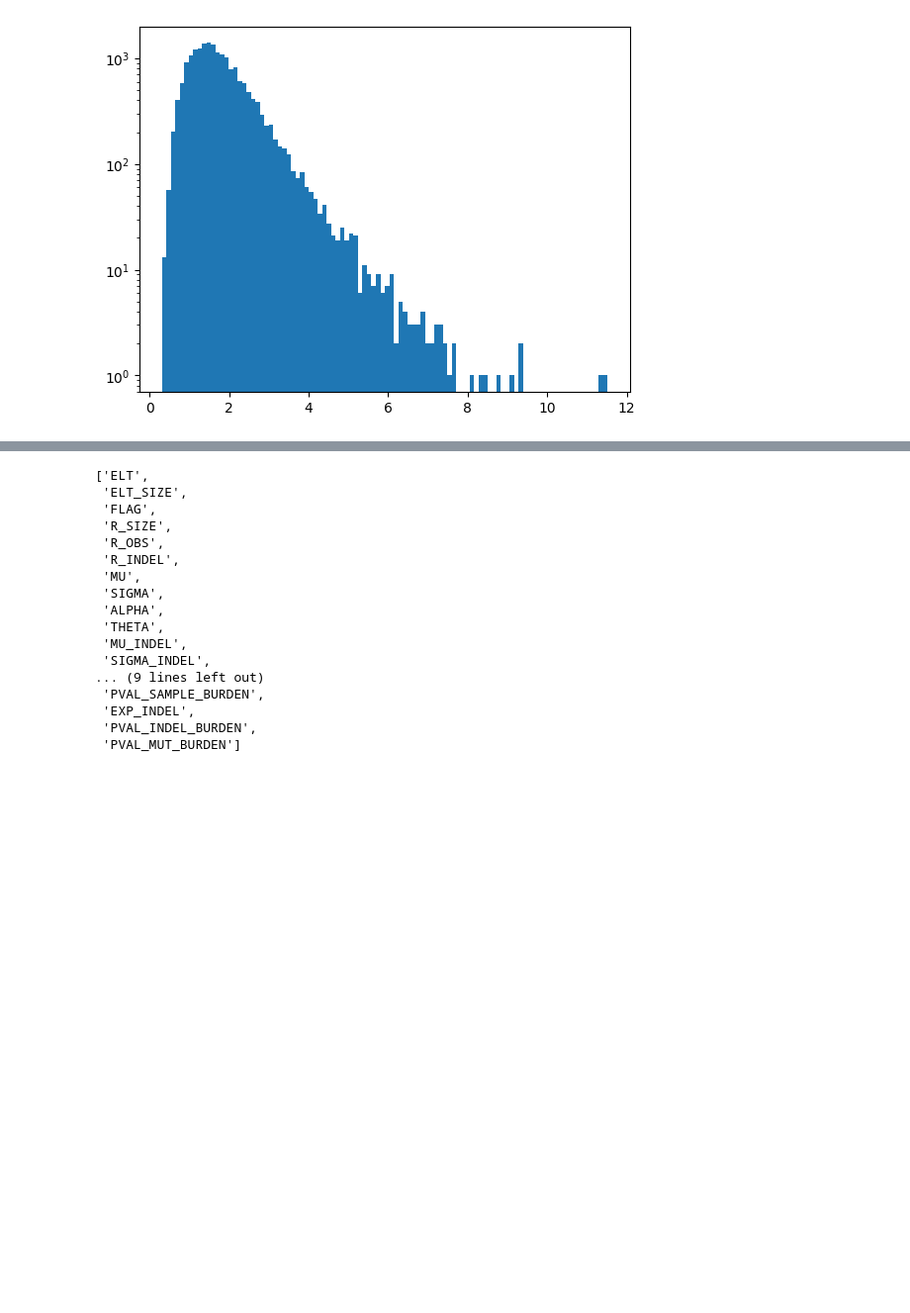
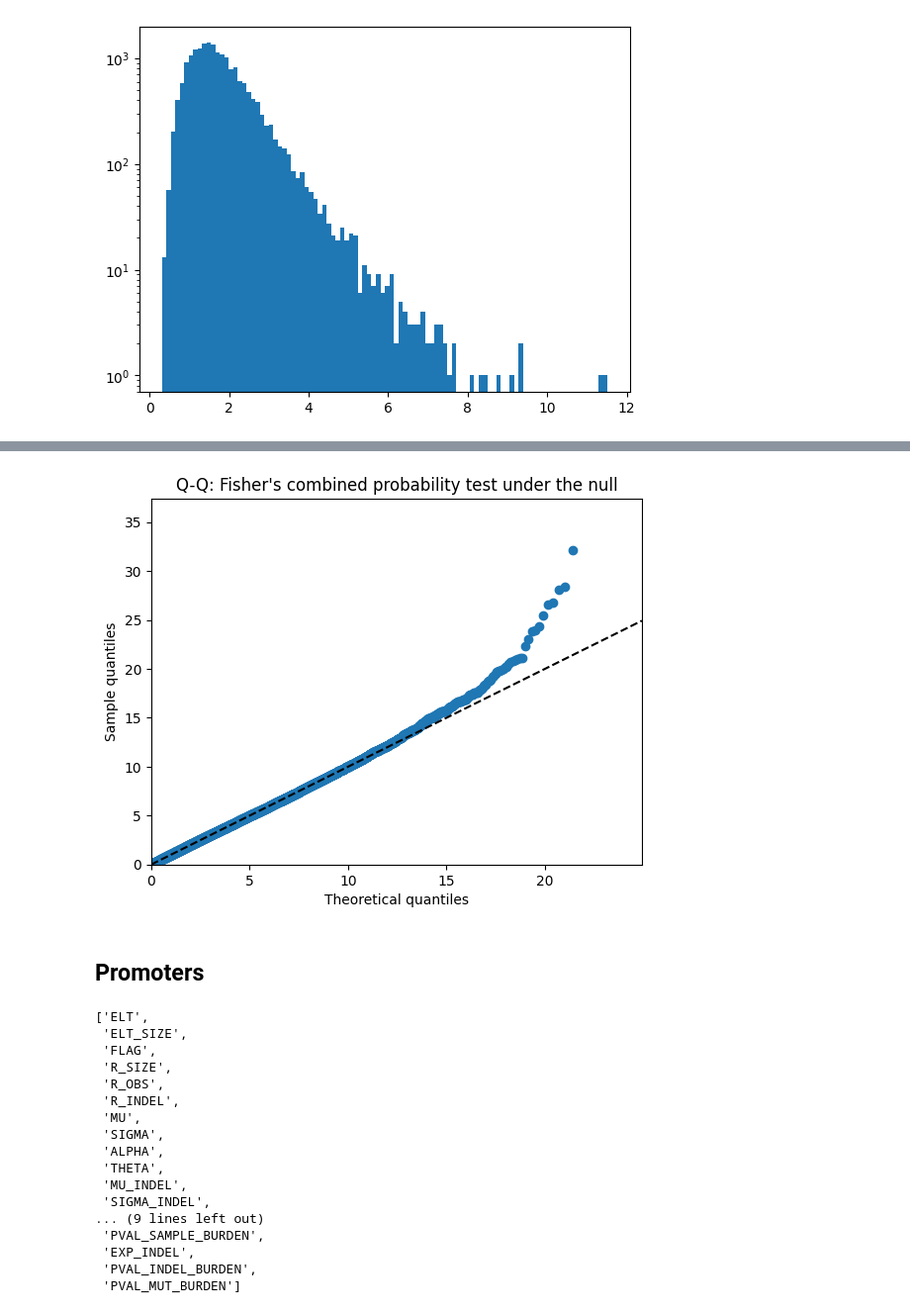
Before and after one commit to getzlab/dig_test_burden, a Jupyter notebook: process_results.ipynb, the cells around one changed output, grey strips where cells are left out. Shown at 99% size. Cells and saved outputs as stored; diff of their text form; code cells hidden in the pictures; blank space fills up the shorter version.

```diff
--- a/process_results.ipynb
+++ b/process_results.ipynb
@@ -261,3 +285,19 @@ plot_functions.plot_volcano(p, d, l)
+# %%
+n = df.shape[0]
+X = sp.stats.chi2.ppf((np.arange(n-1) + 1) / n, df=4)
+Y = np.sort(-2 * np.log(df[['PVAL_NONSYN_BURDEN_uniform', 'PVAL_INDEL_BURDEN_uniform']].to_numpy()).sum(axis=1))
+plt.scatter(X, Y[:-1])
+plt.plot([0, X.max()], [0, X.max()], 'k--')
+plt.xlim([0, X.max()])
+plt.ylim([0, 1.5 * X.max()])
+plt.title('Q-Q: Fisher\'s combined probability test under the null')
+plt.xlabel('Theoretical quantiles')
+plt.ylabel('Sample quantiles')
+plt.show()
+# %% [output]
+[figure, added]
+# %% [markdown]
+## Promoters
 # %%
 df_prom = pd.read_csv('promoters.results.txt', sep='\t')
 df_prom.columns.tolist()
```
Also changed, not shown: parts of 34 cells of this notebook.
